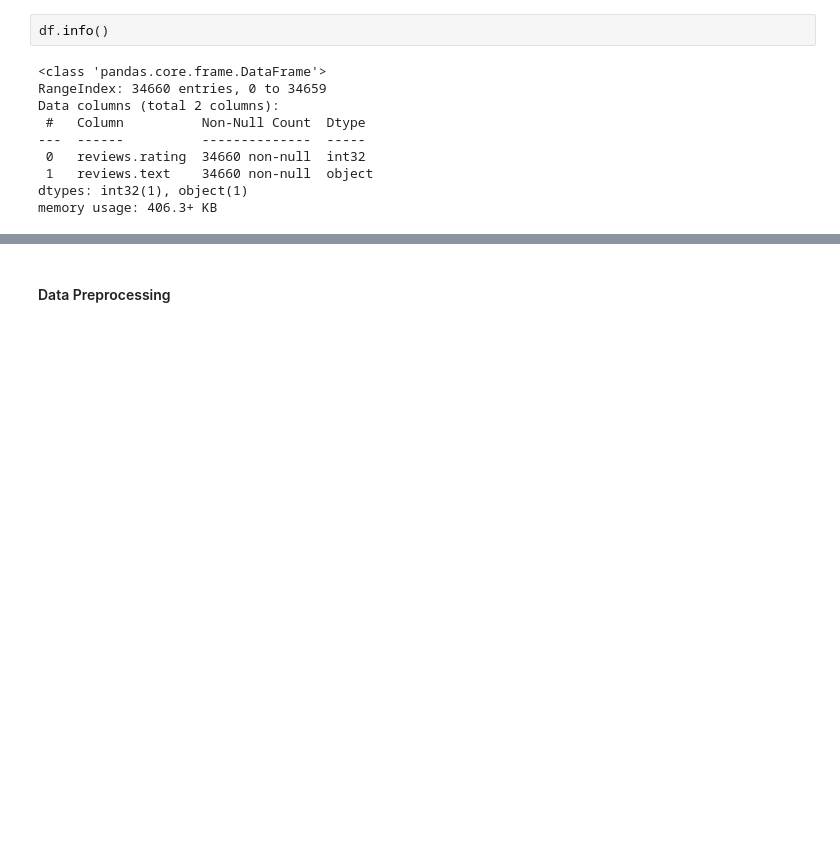
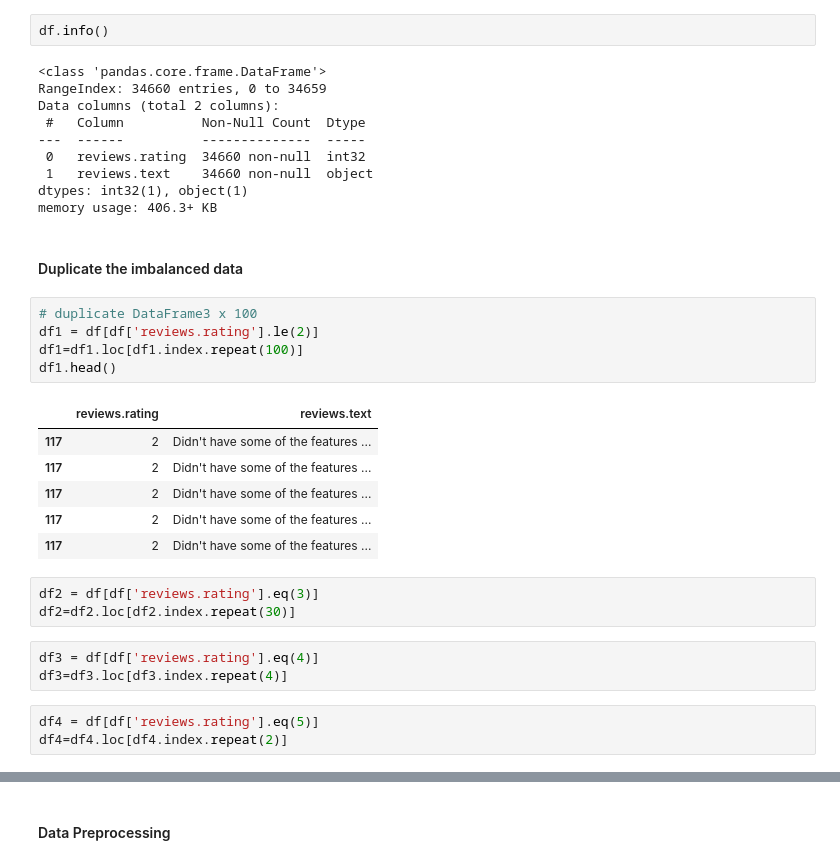
Before and after one commit to Alaa8082/AWS-UseCases, a Jupyter notebook: Amazon Products Reviews - Use Case 2.ipynb, the cells around one changed output, grey strips where cells are left out. Saved outputs shown, nothing was run; the diff lists cells and outputs as text; blank space fills up the shorter version.

```diff
--- a/Amazon Products Reviews - Use Case 2.ipynb
+++ b/Amazon Products Reviews - Use Case 2.ipynb
@@ -66,3 +66,26 @@ Data columns (total 2 columns):
  1   reviews.text    34660 non-null  object
 dtypes: int32(1), object(1)
 memory usage: 406.3+ KB
+# %% [markdown]
+#### Duplicate the imbalanced data
+# %%
+# duplicate DataFrame3 x 100
+df1 = df[df['reviews.rating'].le(2)]
+df1=df1.loc[df1.index.repeat(100)]
+df1.head()
+# %% [output]
+|  | reviews.rating | reviews.text |
+| 117 | 2 | Didn't have some of the features ... |
+| 117 | 2 | Didn't have some of the features ... |
+| 117 | 2 | Didn't have some of the features ... |
+| 117 | 2 | Didn't have some of the features ... |
+| 117 | 2 | Didn't have some of the features ... |
+# %%
+df2 = df[df['reviews.rating'].eq(3)]
+df2=df2.loc[df2.index.repeat(30)]
+# %%
+df3 = df[df['reviews.rating'].eq(4)]
+df3=df3.loc[df3.index.repeat(4)]
+# %%
+df4 = df[df['reviews.rating'].eq(5)]
+df4=df4.loc[df4.index.repeat(2)]
```
Also changed, not shown: parts of 15 cells of this notebook.
